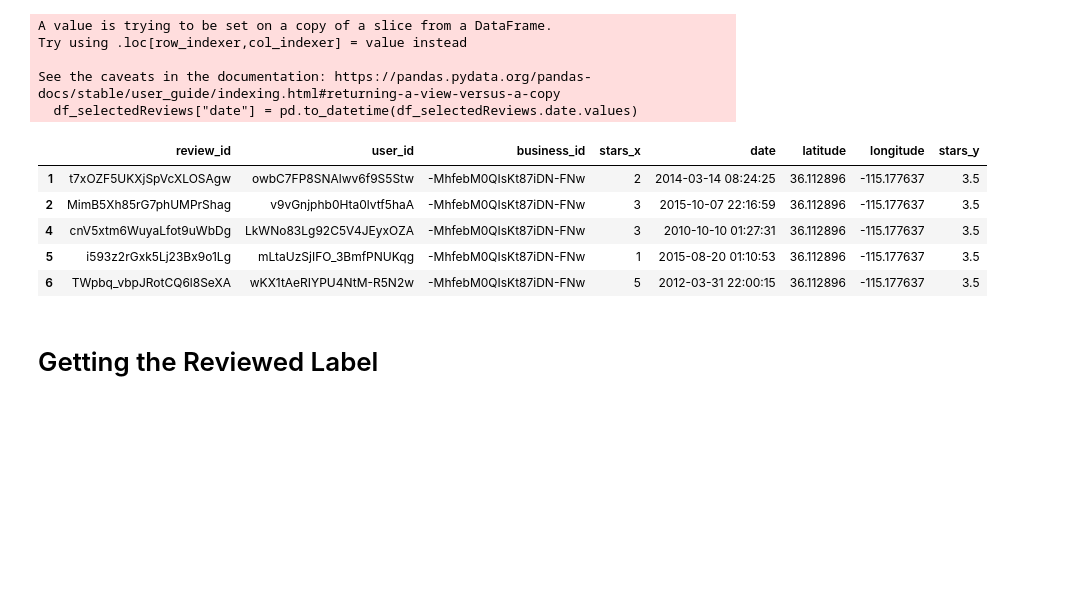
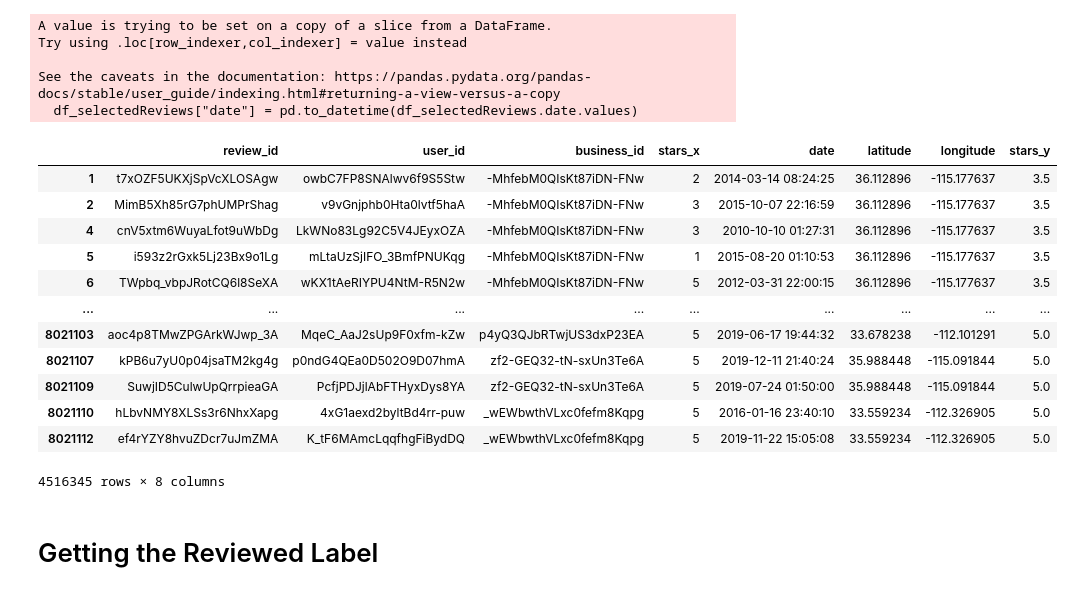
Before and after one commit to epfl-ada/ada-2020-project-milestone-p3-p3_kergagnant, a Jupyter notebook: Analysis Label.ipynb, the cells around one changed output. Cells and saved outputs as stored; diff of their text form; code cells hidden in the pictures; blank space fills up the shorter version.

```diff
--- a/Analysis Label.ipynb
+++ b/Analysis Label.ipynb
@@ -101,14 +101,21 @@ Try using .loc[row_indexer,col_indexer] = value instead
 See the caveats in the documentation: https://pandas.pydata.org/pandas-docs/stable/user_guide/indexing.html#returning-a-view-versus-a-copy
   df_selectedReviews["date"] = pd.to_datetime(df_selectedReviews.date.values)
 # %%
-df_selectedReviews.head()
+df_selectedReviews
 # %% [output]
 |  | review_id | user_id | business_id | stars_x | date | latitude | longitude | stars_y |
 | 1 | t7xOZF5UKXjSpVcXLOSAgw | owbC7FP8SNAlwv6f9S5Stw | -MhfebM0QIsKt87iDN-FNw | 2 | 2014-03-14 08:24:25 | 36.112896 | -115.177637 | 3.5 |
 | 2 | MimB5Xh85rG7phUMPrShag | v9vGnjphb0Hta0lvtf5haA | -MhfebM0QIsKt87iDN-FNw | 3 | 2015-10-07 22:16:59 | 36.112896 | -115.177637 | 3.5 |
 | 4 | cnV5xtm6WuyaLfot9uWbDg | LkWNo83Lg92C5V4JEyxOZA | -MhfebM0QIsKt87iDN-FNw | 3 | 2010-10-10 01:27:31 | 36.112896 | -115.177637 | 3.5 |
 | 5 | i593z2rGxk5Lj23Bx9o1Lg | mLtaUzSjIFO_3BmfPNUKqg | -MhfebM0QIsKt87iDN-FNw | 1 | 2015-08-20 01:10:53 | 36.112896 | -115.177637 | 3.5 |
 | 6 | TWpbq_vbpJRotCQ6l8SeXA | wKX1tAeRIYPU4NtM-R5N2w | -MhfebM0QIsKt87iDN-FNw | 5 | 2012-03-31 22:00:15 | 36.112896 | -115.177637 | 3.5 |
+| ... | ... | ... | ... | ... | ... | ... | ... | ... |
+| 8021103 | aoc4p8TMwZPGArkWJwp_3A | MqeC_AaJ2sUp9F0xfm-kZw | p4yQ3QJbRTwjUS3dxP23EA | 5 | 2019-06-17 19:44:32 | 33.678238 | -112.101291 | 5.0 |
+| 8021107 | kPB6u7yU0p04jsaTM2kg4g | p0ndG4QEa0D502O9D07hmA | zf2-GEQ32-tN-sxUn3Te6A | 5 | 2019-12-11 21:40:24 | 35.988448 | -115.091844 | 5.0 |
+| 8021109 | SuwjID5CulwUpQrrpieaGA | PcfjPDJjlAbFTHyxDys8YA | zf2-GEQ32-tN-sxUn3Te6A | 5 | 2019-07-24 01:50:00 | 35.988448 | -115.091844 | 5.0 |
+| 8021110 | hLbvNMY8XLSs3r6NhxXapg | 4xG1aexd2byltBd4rr-puw | _wEWbwthVLxc0fefm8Kqpg | 5 | 2016-01-16 23:40:10 | 33.559234 | -112.326905 | 5.0 |
+| 8021112 | ef4rYZY8hvuZDcr7uJmZMA | K_tF6MAmcLqqfhgFiBydDQ | _wEWbwthVLxc0fefm8Kqpg | 5 | 2019-11-22 15:05:08 | 33.559234 | -112.326905 | 5.0 |
+4516345 rows × 8 columns
 # %% [markdown]
 # Getting the Reviewed Label
 # %%
```
Also changed, not shown: parts of 13 cells of this notebook.
